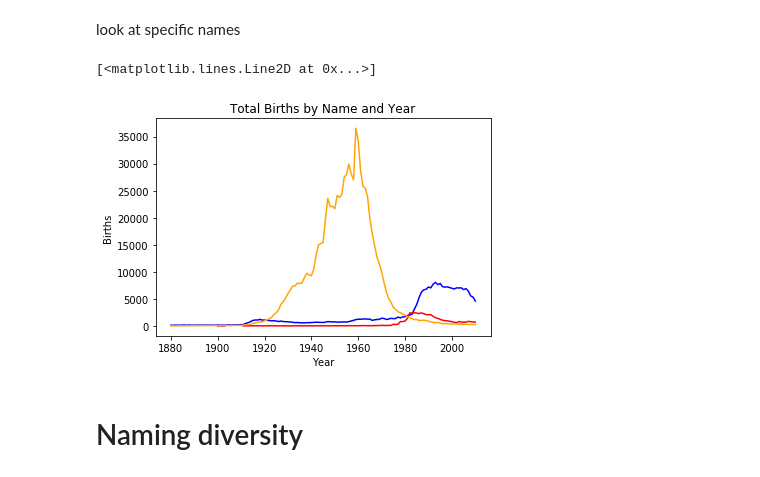
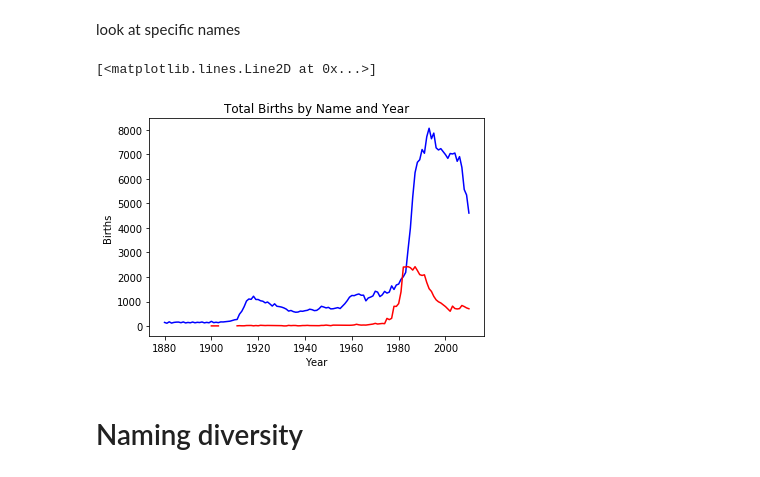
Before and after one commit to apadr007/child-names, a Jupyter notebook: Name analysis.ipynb, the cells around one changed output. Saved outputs shown, nothing was run; the diff lists cells and outputs as text; code cells hidden in the pictures.

```diff
--- a/Name analysis.ipynb
+++ b/Name analysis.ipynb
@@ -249,14 +249,14 @@ look at specific names
 # %%
 plt.title('Total Births by Name and Year')
 plt.xlabel('Year')
 plt.ylabel('Births')
 
 plt.plot(total_births[['Alex']], c='blue')
 plt.plot(total_births[['Lacey']], c='red')
-plt.plot(total_births[['Donna']], c='orange')
+#plt.plot(total_births[['Donna']], c='orange')
 # %% [output]
 [<matplotlib.lines.Line2D at 0x...>]
-[figure, old version]
+[figure, new version]
 # %% [markdown]
 # Naming diversity
 # %% [markdown]
```
Also changed, not shown: parts of 1 cell of this notebook, 1 other file.
